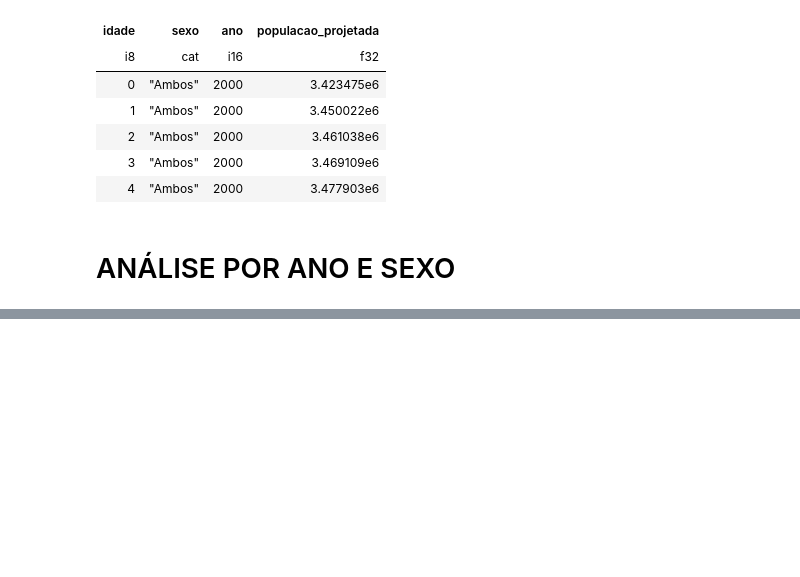
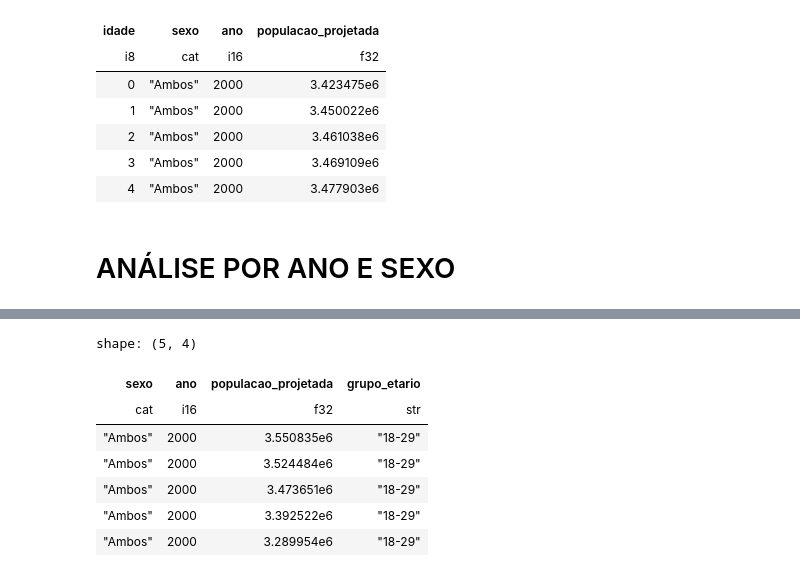
Before and after one commit to LazaroDamasceno/Rascunho-Artigo, a Jupyter notebook: analise_dados/projecao_populaco_ibge/projecao_populacao.ipynb, the cells around one changed output, grey strips where cells are left out. Saved outputs shown, nothing was run; the diff lists cells and outputs as text; code cells hidden in the pictures; blank space fills up the shorter version.

```diff
--- a/analise_dados/projecao_populaco_ibge/projecao_populacao.ipynb
+++ b/analise_dados/projecao_populaco_ibge/projecao_populacao.ipynb
@@ -142,0 +173,17 @@ plt.show()
+# %%
+df_jovem_adulto = df_unpivoted.filter(
+    pl.col('idade').is_in(range(18, 30))
+).with_columns(
+    pl.lit('18-29').alias('grupo_etario')
+).drop('idade')
+# %%
+df_jovem_adulto.head()
+# %% [output]
+shape: (5, 4)
+| sexo | ano | populacao_projetada | grupo_etario |
+| cat | i16 | f32 | str |
+| "Ambos" | 2000 | 3.550835e6 | "18-29" |
+| "Ambos" | 2000 | 3.524484e6 | "18-29" |
+| "Ambos" | 2000 | 3.473651e6 | "18-29" |
+| "Ambos" | 2000 | 3.392522e6 | "18-29" |
+| "Ambos" | 2000 | 3.289954e6 | "18-29" |
```
Also changed, not shown: parts of 19 cells of this notebook, 14 other files.
